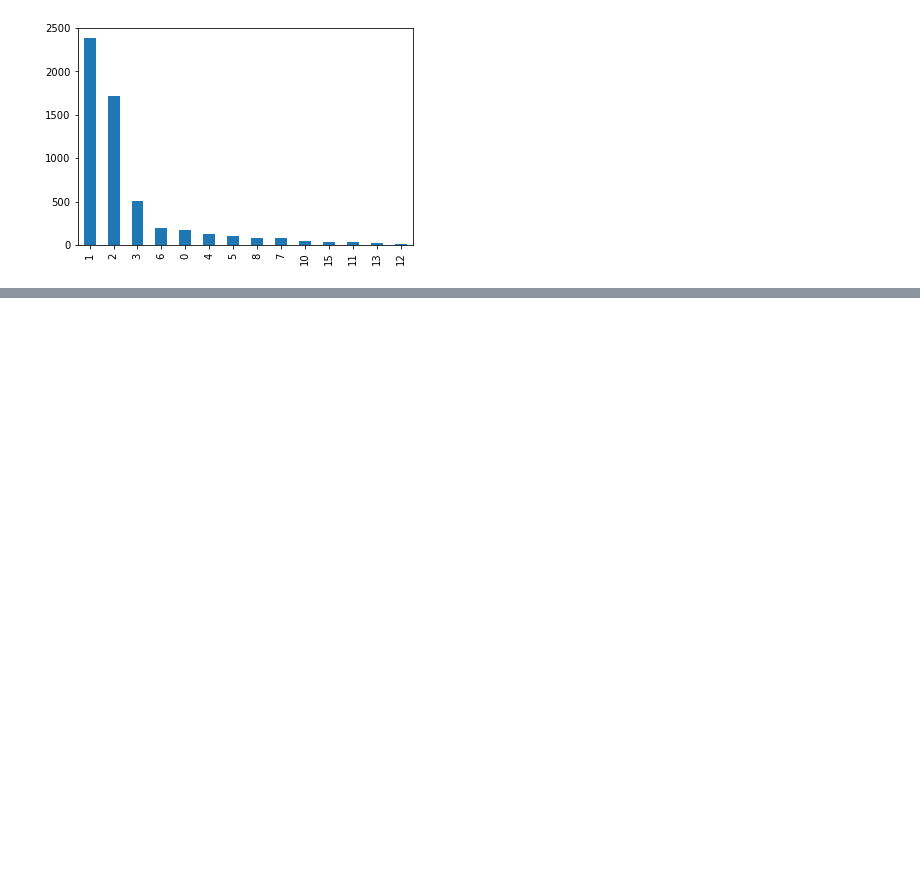
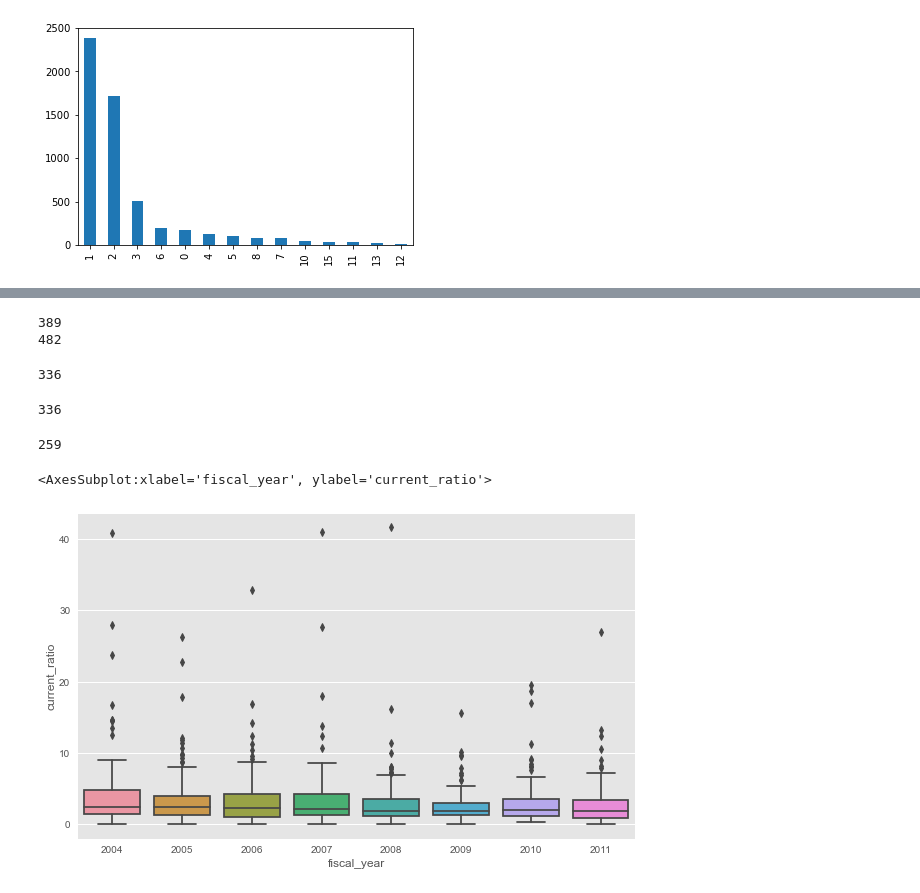
Before and after one commit to mpolch/datachallenge, a Jupyter notebook: notebooks/afeb_format_scraped_data.ipynb, the cells around one changed output, grey strips where cells are left out. Cells and saved outputs as stored; diff of their text form; code cells hidden in the pictures; blank space fills up the shorter version.

Commit message:
finally the first real figure

```diff
--- a/notebooks/format_scraped_data-Copy1.ipynb
+++ b/notebooks/afeb_format_scraped_data.ipynb
@@ -195,6 +193,9 @@ companies_merged.groupby('CIK').max().head()
 # %%
-tmp_dict = c[['date_filled']].to_dict()['date_filled']
-companies_merged['most_recent_10k_filling'] = companies_merged['CIK'].apply(lambda x: tmp_dict[x])
+most_recent_dict = companies_merged.groupby('CIK').max()[['date_filled']].to_dict()['date_filled']
+first_dict = companies_merged.groupby('CIK').min()[['date_filled']].to_dict()['date_filled']
+companies_merged['most_recent_10k_filling'] = companies_merged['CIK'].apply(lambda x: most_recent_dict[x])
+companies_merged['first_10k_filling'] = companies_merged['CIK'].apply(lambda x: first_dict[x])
+
 (companies_merged['most_recent_filling'].dt.year - companies_merged['most_recent_10k_filling'].dt.year).value_counts().plot.bar()
 # %% [output]
 <AxesSubplot:>
@@ -210,0 +227,43 @@ companies_merged.to_csv('../data/processed/scraped_companies_merged_survival.csv
+# %%
+ciks_logged_2005 = companies_merged.loc[companies_merged['date_filled'].dt.year == 2005, 'CIK']
+ciks = companies_merged['CIK'].unique()
+print(len(ciks_logged_2005))
+print(len(ciks))
+# %% [output]
+389
+482
+# %%
+companies_merged['duration'] = companies_merged['most_recent_10k_filling'].dt.year - companies_merged['first_10k_filling'].dt.year
+cik_counts = companies_merged['CIK'].value_counts().sort_index()
+duration_by_cik = companies_merged.groupby('CIK').min()['duration'].sort_index()
+
+is_continous_ciks = cik_counts - 1 - duration_by_cik == 0
+continous_ciks = {cik for cik, is_cont in is_continous_ciks.iteritems() if is_cont}
+len(continous_ciks)
+# %% [output]
+336
+# %%
+companies_merged_continuous = companies_merged[companies_merged['CIK'].isin(continous_ciks)]
+len(companies_merged_continuous['CIK'].unique())
+# %% [output]
+336
+# %%
+len(companies_merged_continuous[companies_merged_continuous['first_10k_filling'].dt.year <= 2005]['CIK'].unique())
+# %% [output]
+259
+# %%
+companies_merged_continuous_from2005 = companies_merged_continuous[
+    companies_merged_continuous["first_10k_filling"].dt.year <= 2004
+]
+# %%
+years = list(range(2004, 2012))
+
+fig, ax = plt.subplots(figsize=(10, 6))
+companies_yearsubset = companies_merged_continuous_from2005[
+    (companies_merged_continuous_from2005["fiscal_year"].isin(years))
+    & (companies_merged_continuous_from2005["current_ratio"] < 50)
+]
+sns.boxplot(data=companies_yearsubset, x="fiscal_year", y="current_ratio", ax=ax)
+# %% [output]
+<AxesSubplot:xlabel='fiscal_year', ylabel='current_ratio'>
+[figure, added]
```
Also changed, not shown: parts of 16 cells of this notebook, 1 other file.
